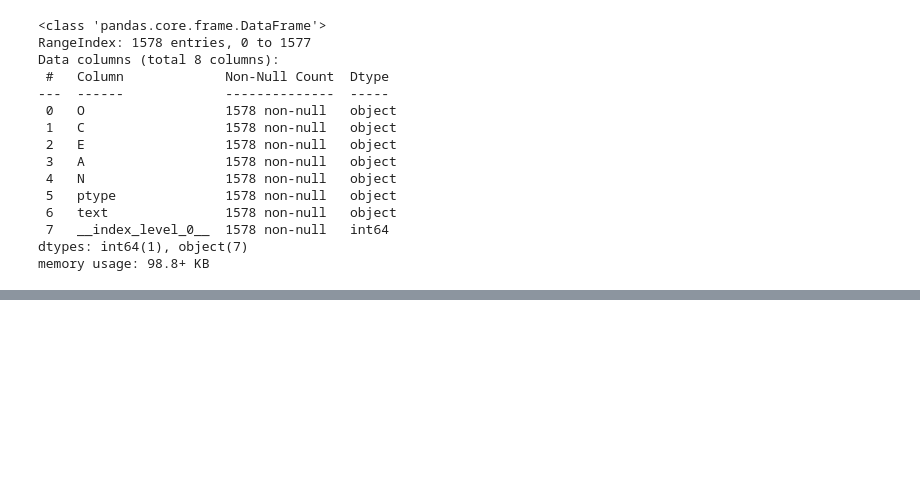
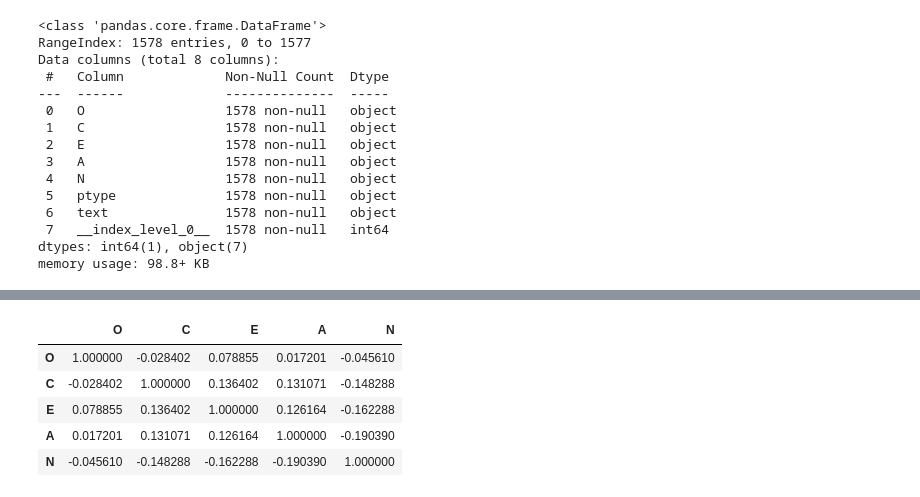
Before and after one commit to ayesha-a10/personamood-ai, a Jupyter notebook: notebooks/data_exploration.ipynb, the cells around one changed output, grey strips where cells are left out. Saved outputs shown, nothing was run; the diff lists cells and outputs as text; code cells hidden in the pictures; blank space fills up the shorter version.

```diff
--- a/notebooks/data_exploration.ipynb
+++ b/notebooks/data_exploration.ipynb
@@ -45,0 +119,11 @@ memory usage: 98.8+ KB
+# %%
+corr = train[["O","C","E","A","N"]].corr()
+
+corr
+# %% [output]
+|  | O | C | E | A | N |
+| O | 1.000000 | -0.028402 | 0.078855 | 0.017201 | -0.045610 |
+| C | -0.028402 | 1.000000 | 0.136402 | 0.131071 | -0.148288 |
+| E | 0.078855 | 0.136402 | 1.000000 | 0.126164 | -0.162288 |
+| A | 0.017201 | 0.131071 | 0.126164 | 1.000000 | -0.190390 |
+| N | -0.045610 | -0.148288 | -0.162288 | -0.190390 | 1.000000 |
```
Also changed, not shown: parts of 6 cells of this notebook, 13 other files.
